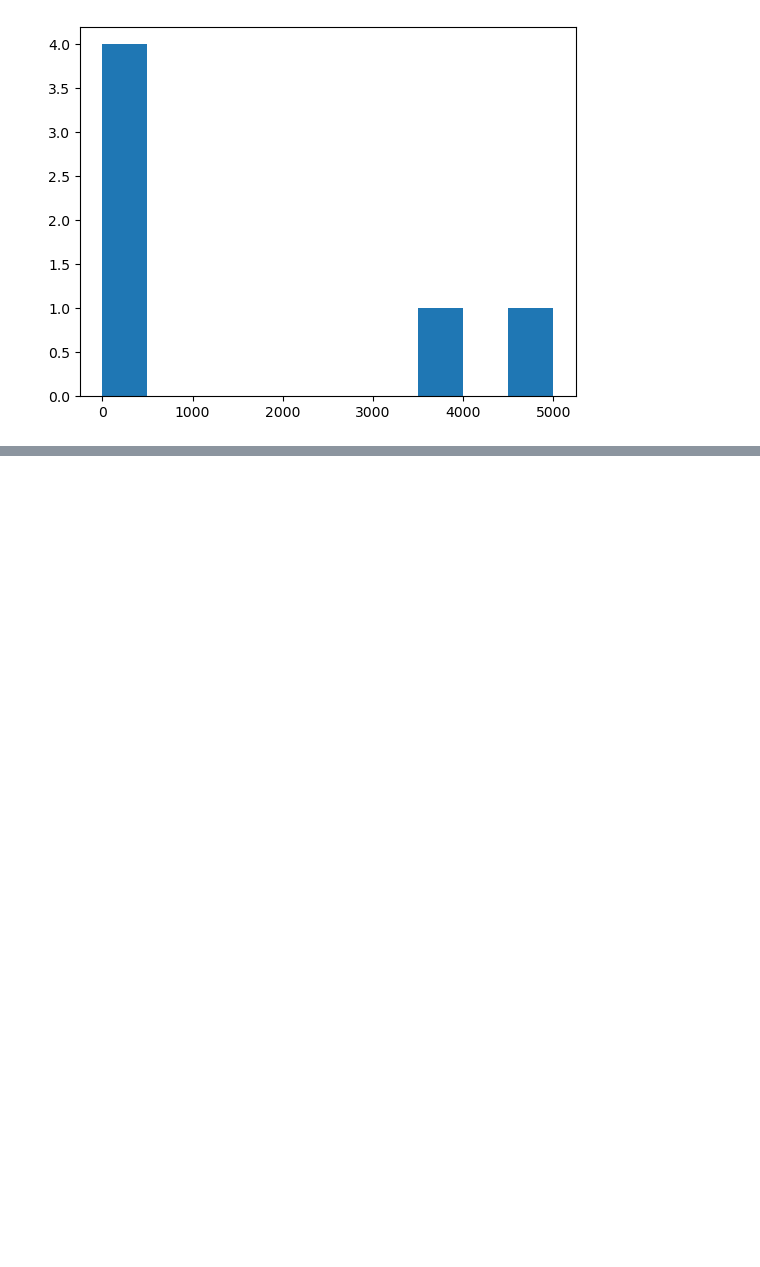
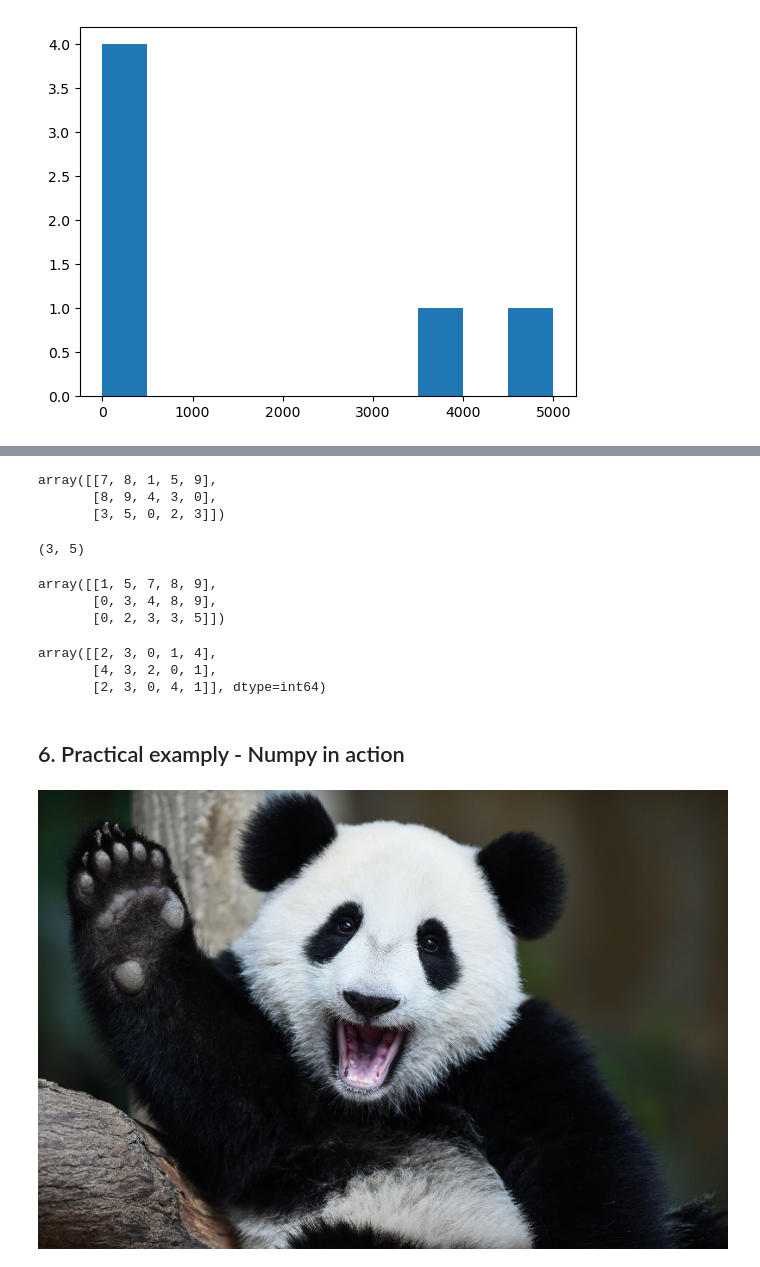
Before and after one commit to LivingstonTardzenyuy/Data-Science-Machine-Learning, a Jupyter notebook: pandas_numpy/introduction-to-numpy.ipynb, the cells around one changed output, grey strips where cells are left out. Saved outputs shown, nothing was run; the diff lists cells and outputs as text; code cells hidden in the pictures; blank space fills up the shorter version.

Commit message:
Worked with images and turn them into numpy dataType

```diff
--- a/pandas_numpy/introduction-to-numpy.ipynb
+++ b/pandas_numpy/introduction-to-numpy.ipynb
@@ -293,0 +440,31 @@ plt.show()
+# %%
+random_array = np.random.randint(10, size=(3,5))
+random_array
+# %% [output]
+array([[7, 8, 1, 5, 9],
+       [8, 9, 4, 3, 0],
+       [3, 5, 0, 2, 3]])
+# %%
+random_array.shape
+# %% [output]
+(3, 5)
+# %%
+np.sort(random_array)
+# %% [output]
+array([[1, 5, 7, 8, 9],
+       [0, 3, 4, 8, 9],
+       [0, 2, 3, 3, 5]])
+# %%
+np.argsort(random_array)
+# %% [output]
+array([[2, 3, 0, 1, 4],
+       [4, 3, 2, 0, 1],
+       [2, 3, 0, 4, 1]], dtype=int64)
+# %% [markdown]
+## 6. Practical examply - Numpy in action
+# %%
+# <img src="images/cat_image.jpg"/>
+from IPython.display import Image, display
+display(Image(filename="images/cat_image.jpg"))
+# %% [output]
+[figure, added]
```
Also changed, not shown: parts of 43 cells of this notebook, 3 other files.
